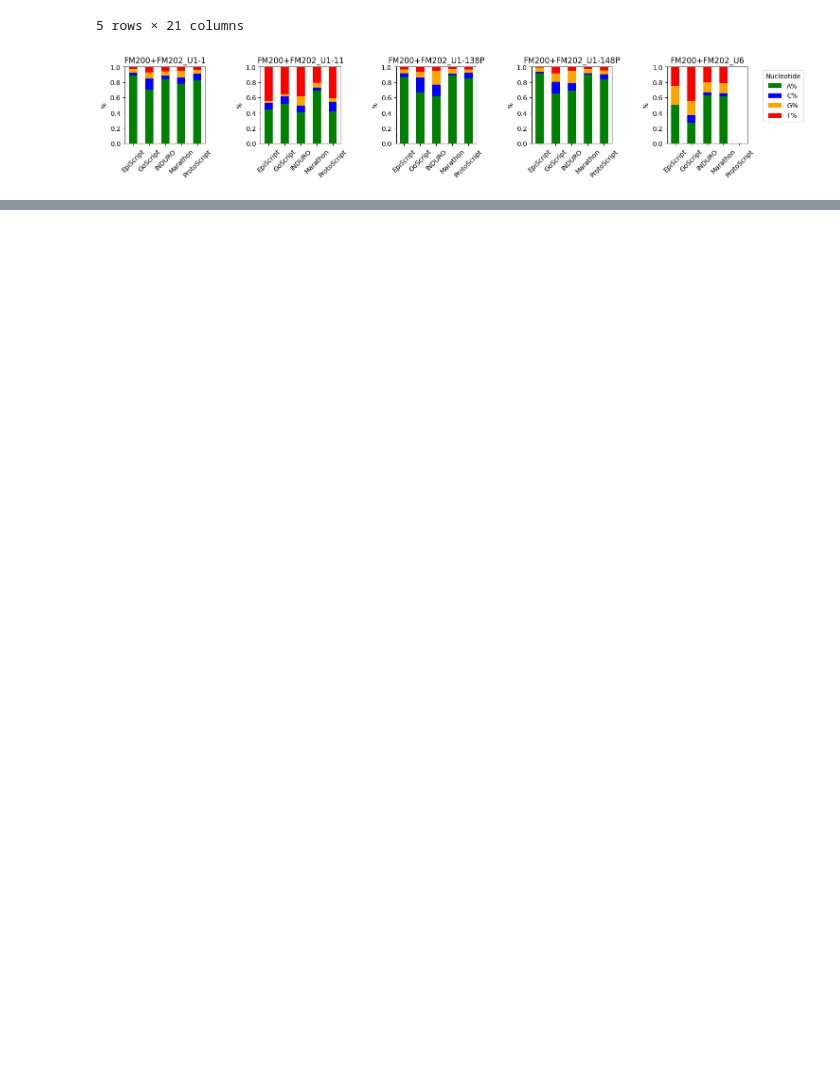
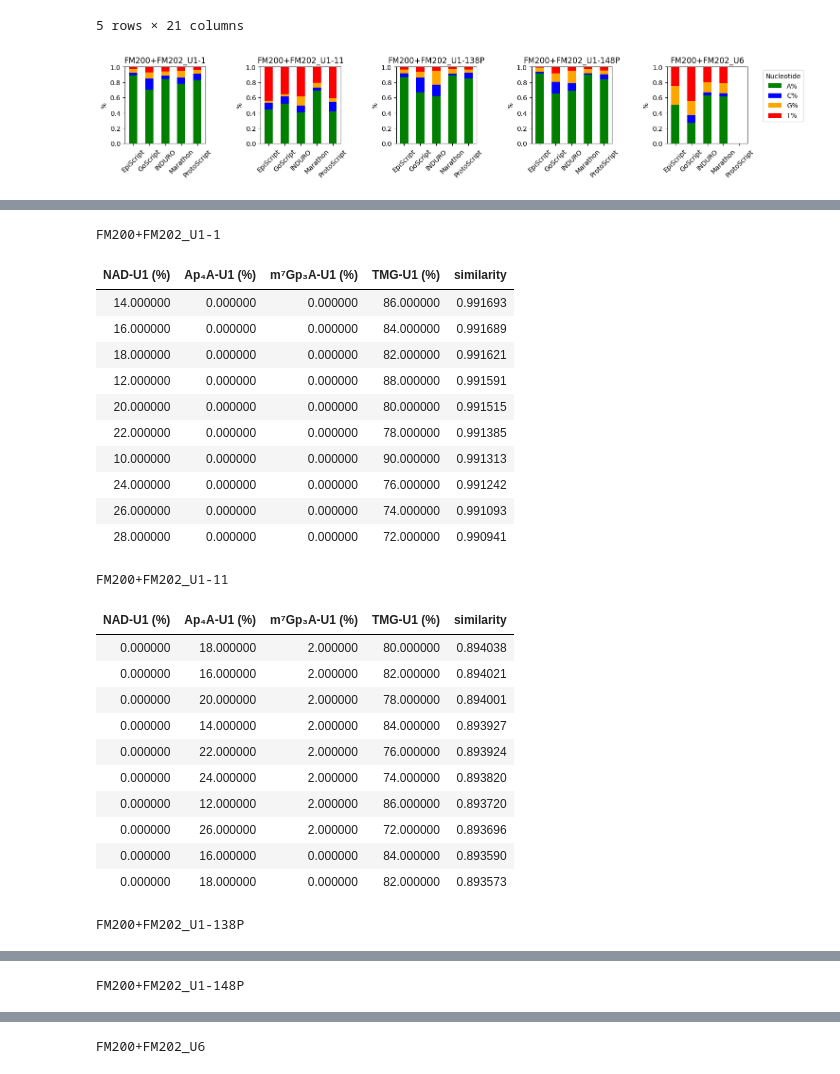
Before and after one commit to roman-bushuiev/RNACapPredictor, a Jupyter notebook: notebooks/FM200.ipynb, the cells around one changed output, grey strips where cells are left out. Saved outputs shown, nothing was run; the diff lists cells and outputs as text; code cells hidden in the pictures; blank space fills up the shorter version.

```diff
--- a/notebooks/FM200.ipynb
+++ b/notebooks/FM200.ipynb
@@ -156,0 +210,70 @@ plt.show()
+# %%
+# Get number of predictions by counting prediction_X columns
+num_preds = len([col for col in df_pred_mixes.columns if col.startswith('prediction_')])
+
+import re
+
+# Function to extract percentages from prediction string
+def extract_cap_percentages(pred_str):
+    nad = float(re.search(r'NAD-U1 \(([\d.]+)%\)', pred_str).group(1))
+    ap4a = float(re.search(r'Ap₄A-U1 \(([\d.]+)%\)', pred_str).group(1))
+    m7g = float(re.search(r'm⁷Gp₃A-U1 \(([\d.]+)%\)', pred_str).group(1))
+    tmg = float(re.search(r'TMG-U1 \(([\d.]+)%\)', pred_str).group(1))
+    return nad, ap4a, m7g, tmg
+
+# Process each row
+all_results = []
+for idx in df_pred_mixes.index:
+    # Get predictions and similarities for this row
+    predictions = [df_pred_mixes[f'prediction_{i}'].iloc[idx] for i in range(1, num_preds + 1)]
+    similarities = [df_pred_mixes[f'similarity_{i}'].iloc[idx] for i in range(1, num_preds + 1)]
+
+    # Extract percentages for each cap
+    cap_percentages = [extract_cap_percentages(pred) for pred in predictions]
+
+    # Create dataframe for this row
+    df_row = pd.DataFrame({
+        'experiment': df_pred_mixes['experiment'].iloc[idx],
+        'prediction': predictions,
+        'NAD-U1 (%)': [p[0] for p in cap_percentages],
+        'Ap₄A-U1 (%)': [p[1] for p in cap_percentages],
+        'm⁷Gp₃A-U1 (%)': [p[2] for p in cap_percentages],
+        'TMG-U1 (%)': [p[3] for p in cap_percentages],
+        'similarity': similarities
+    }).sort_values('similarity', ascending=False)
+
+    all_results.append(df_row)
+
+# Combine all results
+df_top = pd.concat(all_results, axis=0)
+df_top = df_top.drop(columns=['prediction'])
+
+for experiment in df_top['experiment'].unique():
+    print(experiment)
+    display(df_top[df_top['experiment'] == experiment].drop(columns=['experiment']).style.hide(axis='index'))
+# %% [output]
+FM200+FM202_U1-1
+| NAD-U1 (%) | Ap₄A-U1 (%) | m⁷Gp₃A-U1 (%) | TMG-U1 (%) | similarity |
+| 14.000000 | 0.000000 | 0.000000 | 86.000000 | 0.991693 |
+| 16.000000 | 0.000000 | 0.000000 | 84.000000 | 0.991689 |
+| 18.000000 | 0.000000 | 0.000000 | 82.000000 | 0.991621 |
+| 12.000000 | 0.000000 | 0.000000 | 88.000000 | 0.991591 |
+| 20.000000 | 0.000000 | 0.000000 | 80.000000 | 0.991515 |
+| 22.000000 | 0.000000 | 0.000000 | 78.000000 | 0.991385 |
+| 10.000000 | 0.000000 | 0.000000 | 90.000000 | 0.991313 |
+| 24.000000 | 0.000000 | 0.000000 | 76.000000 | 0.991242 |
+| 26.000000 | 0.000000 | 0.000000 | 74.000000 | 0.991093 |
+| 28.000000 | 0.000000 | 0.000000 | 72.000000 | 0.990941 |
+FM200+FM202_U1-11
+| NAD-U1 (%) | Ap₄A-U1 (%) | m⁷Gp₃A-U1 (%) | TMG-U1 (%) | similarity |
+| 0.000000 | 18.000000 | 2.000000 | 80.000000 | 0.894038 |
+| 0.000000 | 16.000000 | 2.000000 | 82.000000 | 0.894021 |
+| 0.000000 | 20.000000 | 2.000000 | 78.000000 | 0.894001 |
+| 0.000000 | 14.000000 | 2.000000 | 84.000000 | 0.893927 |
+| 0.000000 | 22.000000 | 2.000000 | 76.000000 | 0.893924 |
+| 0.000000 | 24.000000 | 2.000000 | 74.000000 | 0.893820 |
+| 0.000000 | 12.000000 | 2.000000 | 86.000000 | 0.893720 |
+| 0.000000 | 26.000000 | 2.000000 | 72.000000 | 0.893696 |
+| 0.000000 | 16.000000 | 0.000000 | 84.000000 | 0.893590 |
+| 0.000000 | 18.000000 | 0.000000 | 82.000000 | 0.893573 |
+FM200+FM202_U1-138P
@@ -156,0 +291 @@ plt.show()
+FM200+FM202_U1-148P
@@ -156,0 +303 @@ plt.show()
+FM200+FM202_U6
```
Also changed, not shown: parts of 6 cells of this notebook, 2 other files.
